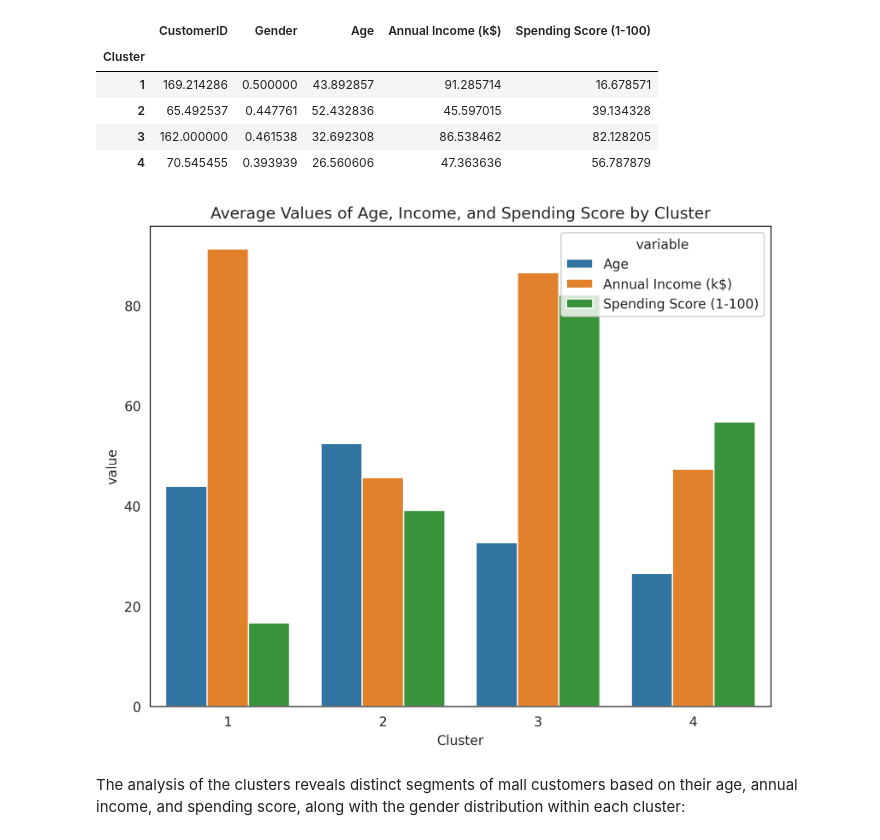
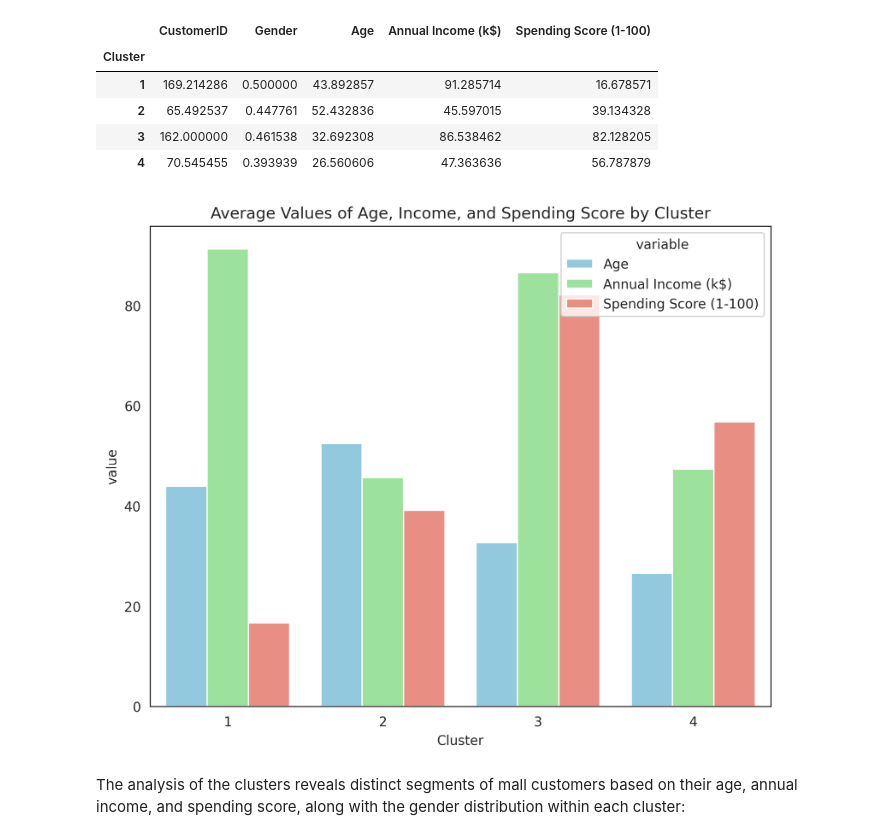
Before and after one commit to DataAnalyticSscience/datasciencefoundations, a Jupyter notebook: Analyzing_Customer_Segments_in_Retail_A_Hierarchical_Clustering_Approach.ipynb, the cells around one changed output. Saved outputs shown, nothing was run; the diff lists cells and outputs as text; code cells hidden in the pictures.

```diff
--- a/Analyzing_Customer_Segments_in_Retail_A_Hierarchical_Clustering_Approach.ipynb
+++ b/Analyzing_Customer_Segments_in_Retail_A_Hierarchical_Clustering_Approach.ipynb
@@ -308,24 +308,24 @@ cluster_means
 # %%
 # Resetting the index to make 'Cluster' a column for better visualization
 cluster_means_reset = cluster_means.reset_index()
 gender_distribution_reset = gender_distribution.reset_index()
 
 # Visualizing the cluster means without grid lines
 plt.figure(figsize=(14, 6), dpi=300)
 
 # Adjusting plot settings to remove grid lines
 sns.set_style("white")
 
 # Plot for the average values of Age, Annual Income, and Spending Score by cluster without grid lines
 plt.subplot(1, 2, 1)
-sns.barplot(x='Cluster', y='value', hue='variable', data=pd.melt(cluster_means_reset, id_vars=['Cluster'], value_vars=['Age', 'Annual Income (k$)', 'Spending Score (1-100)']))
+sns.barplot(x='Cluster', y='value', hue='variable', data=pd.melt(cluster_means_reset, id_vars=['Cluster'], value_vars=['Age', 'Annual Income (k$)', 'Spending Score (1-100)']), palette=['skyblue', 'lightgreen', 'salmon'])
 plt.title('Average Values of Age, Income, and Spending Score by Cluster')
 plt.grid(False)  # Removes grid lines
 
 plt.tight_layout()
 plt.show()
 # %% [output]
-[figure, old version]
+[figure, new version]
 # %% [markdown]
 The analysis of the clusters reveals distinct segments of mall customers based on their age, annual income, and spending score, along with the gender distribution within each cluster:
 # %% [markdown]
```
Also changed, not shown: parts of 1 cell of this notebook.
